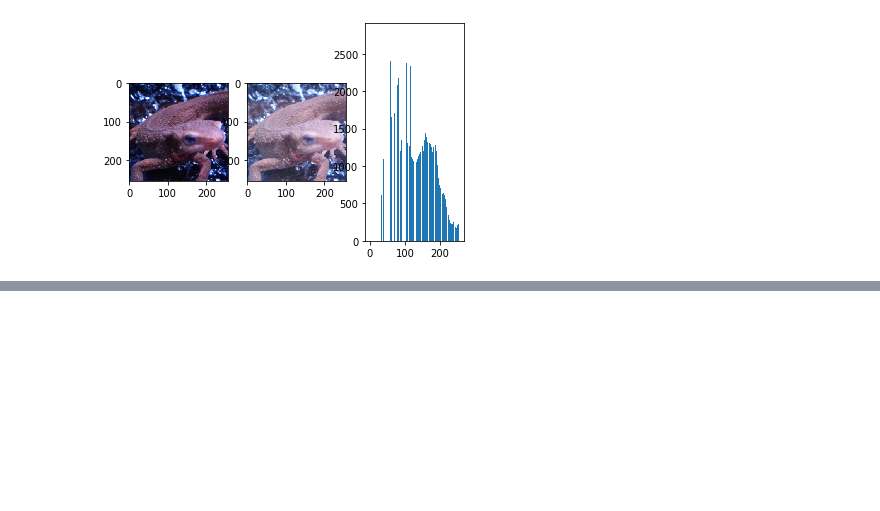
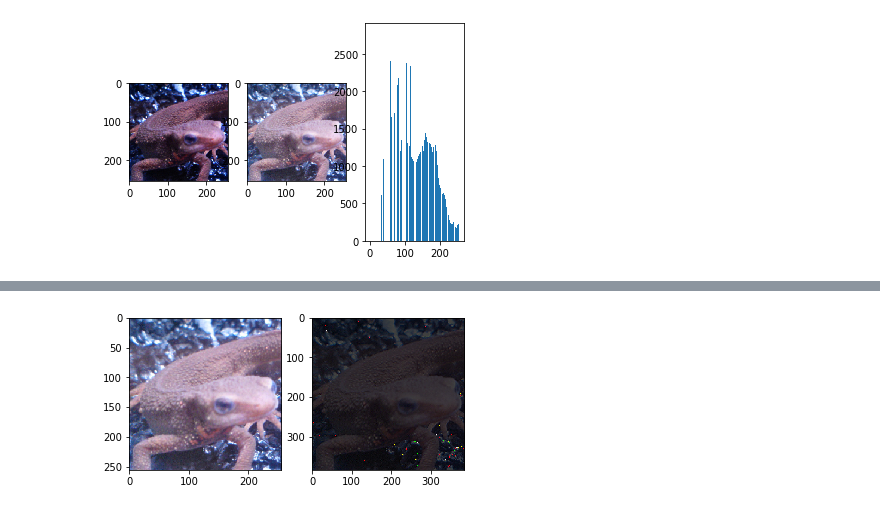
Before and after one commit to kei26/ip100, a Jupyter notebook: 21-30.ipynb, the cells around one changed output, grey strips where cells are left out. Saved outputs shown, nothing was run; the diff lists cells and outputs as text; code cells hidden in the pictures; blank space fills up the shorter version.

```diff
--- a/21-30.ipynb
+++ b/21-30.ipynb
@@ -124,0 +151,44 @@ plt.show()
+# %%
+#26
+def bi_linear(_img, a=1.5):
+    img = _img.astype(np.float)
+    h, w, c = img.shape
+    x, y, z = int(h*a), int(w*a), c
+    out = np.zeros((x, y, z))
+
+    dx = np.zeros((2, 2))
+    dy = np.zeros((2, 2))
+    for i in range(x-1):
+        for j in range(y-1):
+            for k in range(z):
+                xf, yf = i/a, j/a
+                xi, yi = int(i/a), int(j/a)
+                for m in range(2):
+                    for n in range(2):
+                        dx[m, n] = np.abs(xi+m-xf)
+                        dy[m, n] = np.abs(yi+n-yf)
+                dx = dx / np.sum(dx)
+                dy = dy / np.sum(dy)
+                sum = 0
+                for m in range(2):
+                    for n in range(2):
+                        sum += (1-m-dx[m, n])*(1-n-dy[m, n])*img[xi+m, yi+n, k]
+                out[i, j, k] = sum
+
+
+    out = out.astype(np.uint8)
+    return out
+
+
+img = cv2.imread('imori.png')
+img = img[..., ::-1]
+
+result = bi_linear(img)
+
+plt.subplot(1, 2, 1)
+plt.imshow(img)
+plt.subplot(1, 2, 2)
+plt.imshow(result)
+plt.show()
+# %% [output]
+[figure, added]
```
Also changed, not shown: parts of 5 cells of this notebook, 32 other files.
